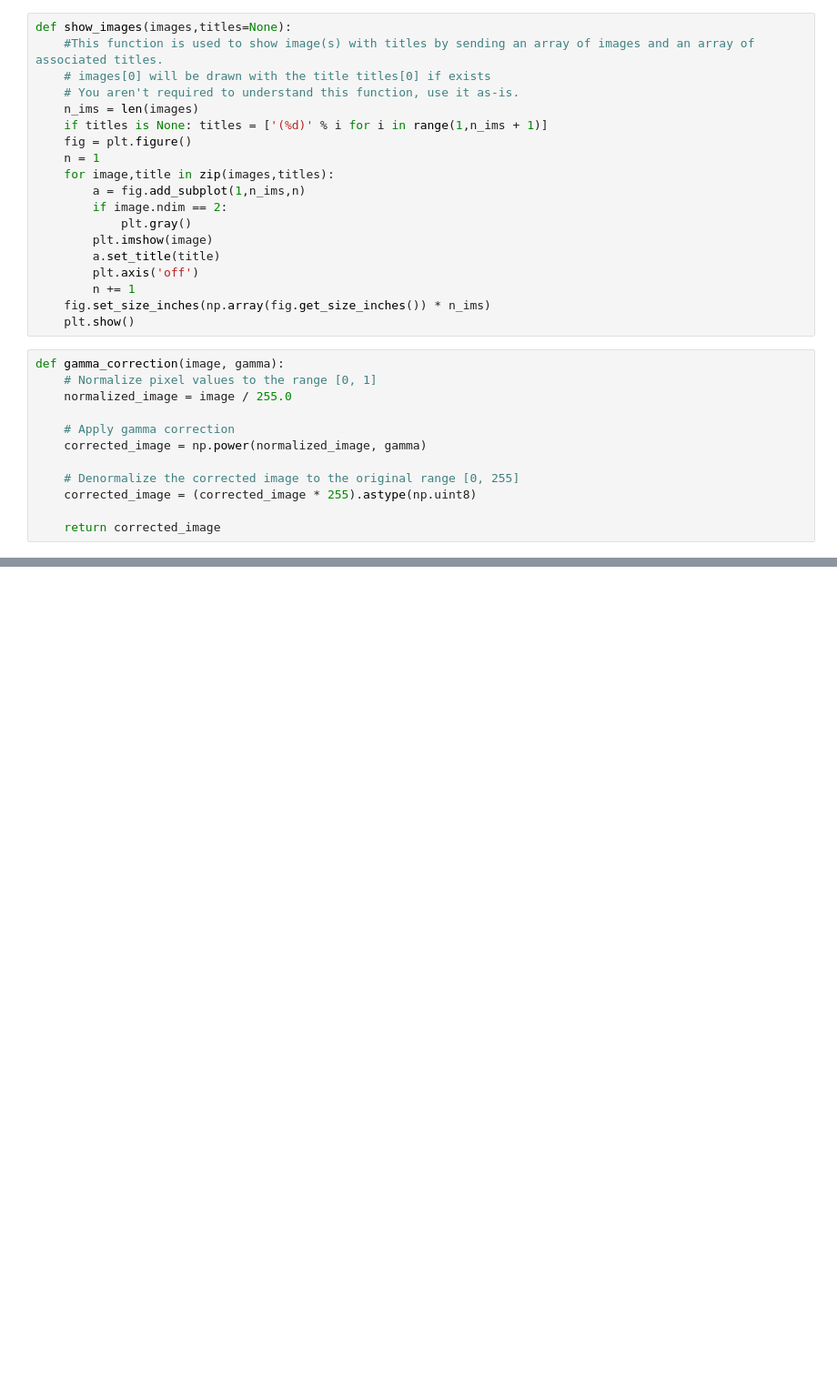
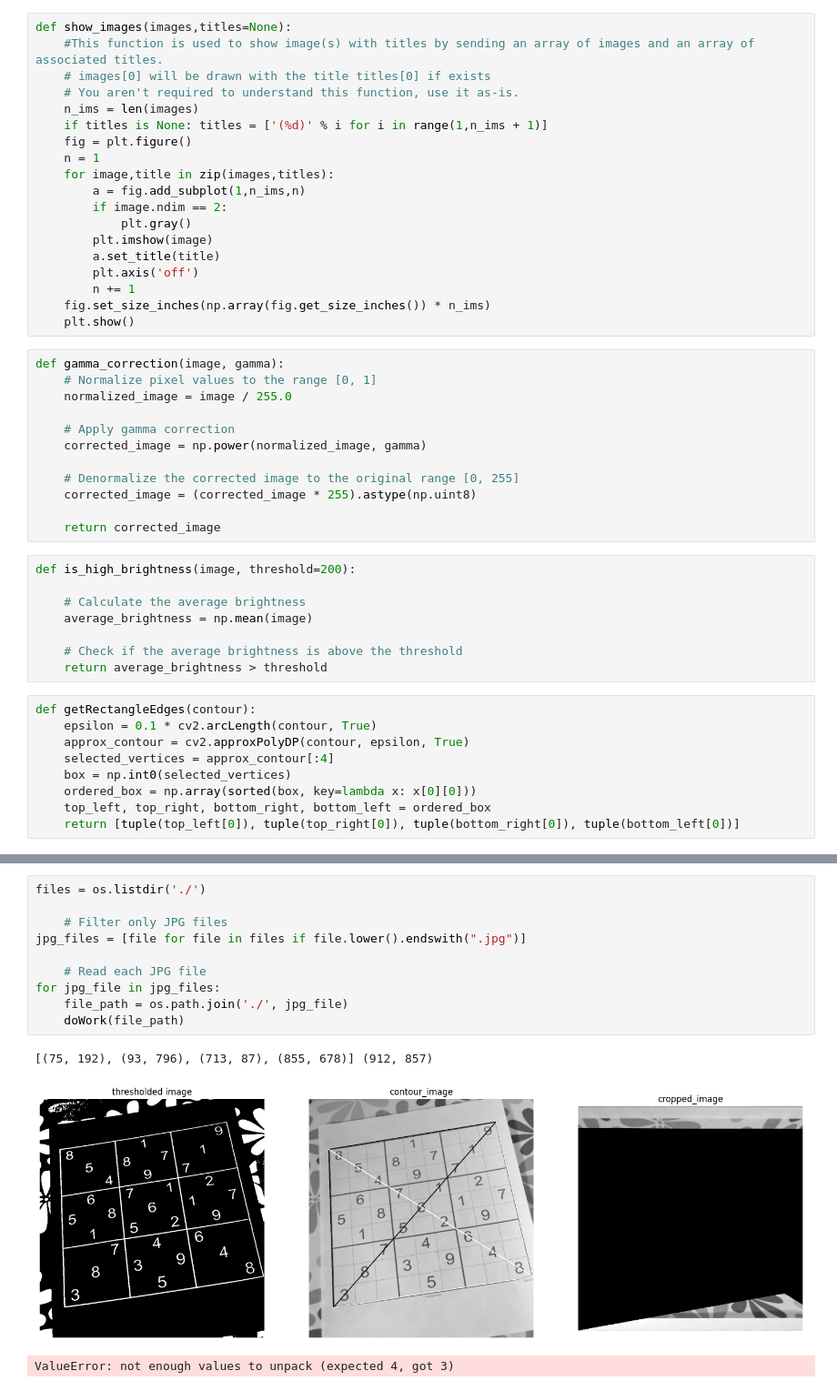
Before and after one commit to AhmedZahran02/Sudoku-Solver-Image-detection, a Jupyter notebook: main.ipynb, the cells around one changed output, grey strips where cells are left out. Shown at 91% size. Cells and saved outputs as stored; diff of their text form; blank space fills up the shorter version.

```diff
--- a/main.ipynb
+++ b/main.ipynb
@@ -40,4 +41,21 @@ def gamma_correction(image, gamma):
     corrected_image = (corrected_image * 255).astype(np.uint8)
 
     return corrected_image
+# %%
+def is_high_brightness(image, threshold=200):
+
+    # Calculate the average brightness
+    average_brightness = np.mean(image)
+
+    # Check if the average brightness is above the threshold
+    return average_brightness > threshold
+# %%
+def getRectangleEdges(contour):
+    epsilon = 0.1 * cv2.arcLength(contour, True)
+    approx_contour = cv2.approxPolyDP(contour, epsilon, True)
+    selected_vertices = approx_contour[:4]
+    box = np.int0(selected_vertices)
+    ordered_box = np.array(sorted(box, key=lambda x: x[0][0]))
+    top_left, top_right, bottom_right, bottom_left = ordered_box
+    return [tuple(top_left[0]), tuple(top_right[0]), tuple(bottom_right[0]), tuple(bottom_left[0])]
 # %%
@@ -154,0 +131,14 @@ show_images([binary_image,contour_image,result],['thresholded image','contour_im
+# %%
+files = os.listdir('./')
+
+    # Filter only JPG files
+jpg_files = [file for file in files if file.lower().endswith(".jpg")]
+
+    # Read each JPG file
+for jpg_file in jpg_files:
+    file_path = os.path.join('./', jpg_file)
+    doWork(file_path)
+# %% [output]
+[(75, 192), (93, 796), (713, 87), (855, 678)] (912, 857)
+[figure, added]
+ValueError: not enough values to unpack (expected 4, got 3)
```
Also changed, not shown: parts of 2 cells of this notebook, 3 other files.
